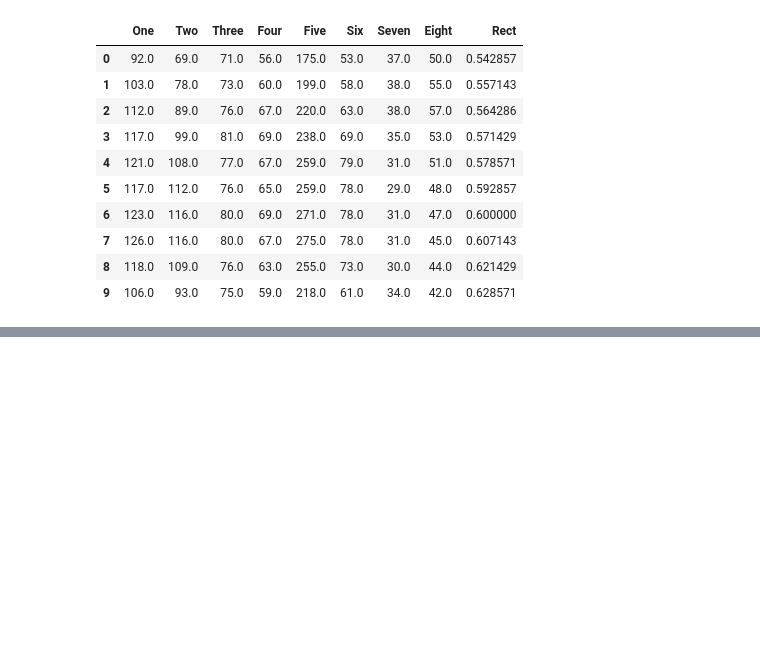
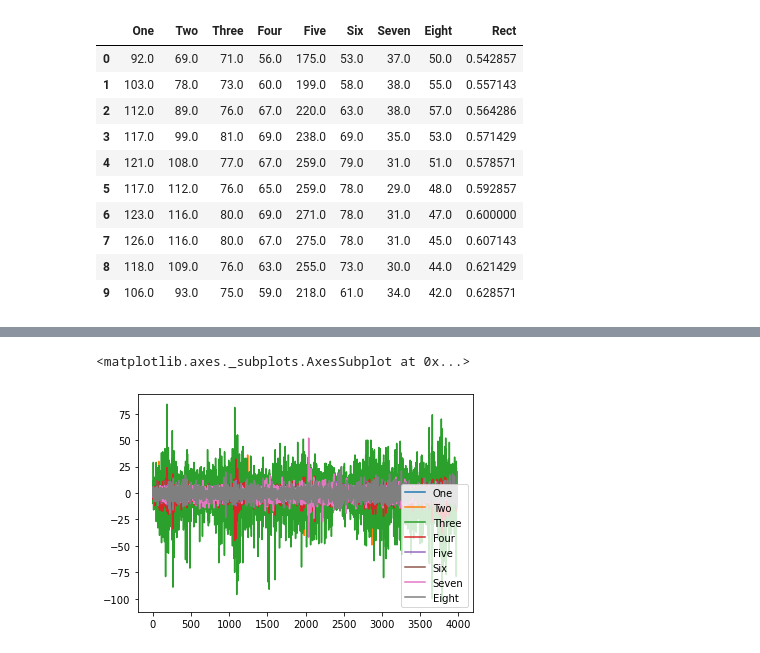
Before and after one commit to PerlinWarp/Neuro-Breakout, a Jupyter notebook: Notebooks/FilteredvsNoneFiltered.ipynb, the cells around one changed output, grey strips where cells are left out. Saved outputs shown, nothing was run; the diff lists cells and outputs as text; code cells hidden in the pictures; blank space fills up the shorter version.

```diff
--- a/Notebooks/FilteredvsNoneFiltered.ipynb
+++ b/Notebooks/FilteredvsNoneFiltered.ipynb
@@ -257,0 +347,5 @@ df_f.head(10)
+# %%
+df_n.drop(['Time_ns','Rect'], 1).plot()
+# %% [output]
+<matplotlib.axes._subplots.AxesSubplot at 0x...>
+[figure, added]
```
Also changed, not shown: parts of 33 cells of this notebook, 16 other files.
